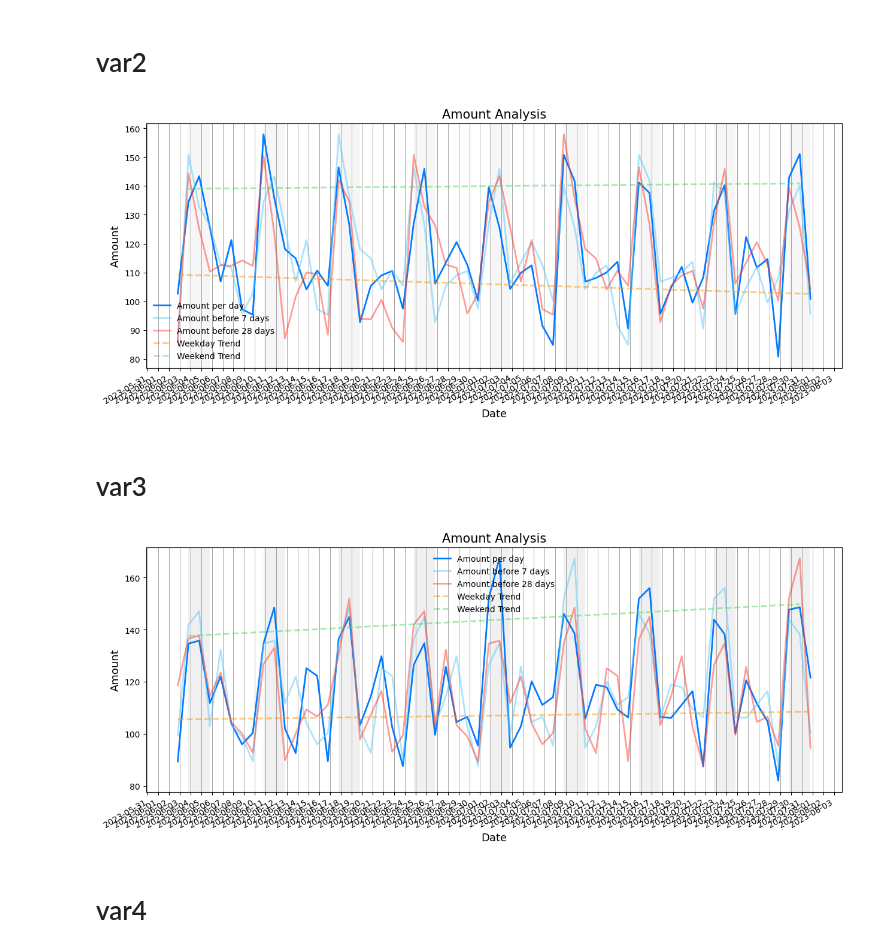
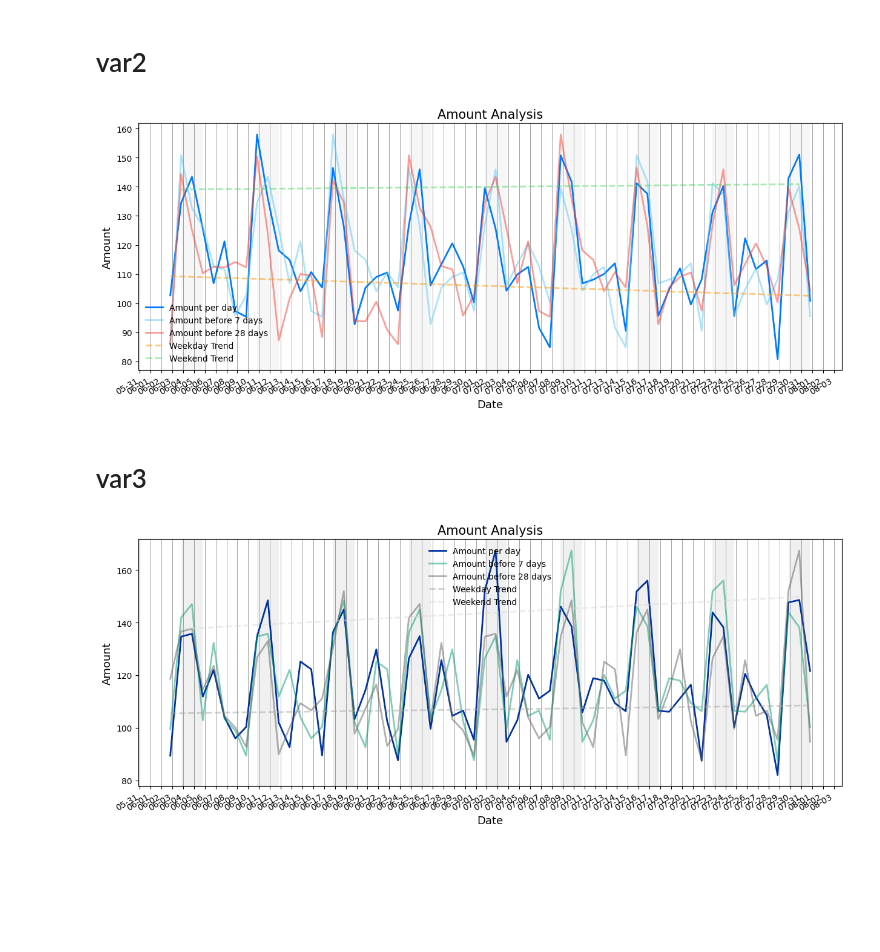
Before and after one commit to dinarsadykow/cv_hw, a Jupyter notebook: Python/matplotlib_report1.ipynb, the cells around one changed output. Cells and saved outputs as stored; diff of their text form; code cells hidden in the pictures; blank space fills up the shorter version.

```diff
--- a/Python/matplotlib_report1.ipynb
+++ b/Python/matplotlib_report1.ipynb
@@ -180,16 +180,16 @@ plt.ylabel('Amount', fontsize=13)
 plt.title('Amount Analysis', fontsize=15)
 plt.grid(axis='x', linestyle='-', linewidth=0.5, color='gray')
 plt.gca().xaxis.set_major_locator(mdates.DayLocator(interval=1))
-plt.gca().xaxis.set_major_formatter(mdates.DateFormatter('%Y-%m-%d'))
+plt.gca().xaxis.set_major_formatter(mdates.DateFormatter('%m-%d'))
 plt.gcf().autofmt_xdate()
 
 plt.show()
 # %% [output]
-[figure, old version]
+[figure, new version]
 # %% [markdown]
 # var3
 # %%
-#iOS theme
+# mckinsey studio theme
 
 import numpy as np
 import pandas as pd
@@ -213,40 +213,38 @@ plot_df = df[df['date'] >= (dt.datetime.now() - dt.timedelta(days=60))]
 # Plotting
 plt.figure(figsize=(15,6), facecolor='white')
 
-# iOS color palette
-colors = ['#007AFF', '#5AC8FA', '#FF3B30', '#FF9500', '#4CD964']
+# McKinsey color palette
+colors = ['#0033A0', '#009D70', '#606060', '#A5A5A5', '#D9D9D9']
 
 # Highlight Saturdays and Sundays
 for idx, row in plot_df.iterrows():
     if row['is_weekend']:
         plt.axvspan(row['date'], row['date'] + dt.timedelta(days=1), facecolor='#F0F0F0')
 
 plt.plot(plot_df['date'], plot_df['amount'], label='Amount per day', linewidth=2, color=colors[0])
 plt.plot(plot_df['date'], plot_df['amount_7_days'], label='Amount before 7 days', linewidth=2, alpha=0.5, color=colors[1])
 plt.plot(plot_df['date'], plot_df['amount_28_days'], label='Amount before 28 days', linewidth=2, alpha=0.5, color=colors[2])
 
 def plot_trend(x, y, color, label):
     slope, intercept, _, _, _ = linregress(x, y)
     plt.plot(x, slope * x + intercept, label=label, linewidth=2, linestyle='--', alpha=0.5, color=color)
 
 weekday_df = plot_df[~plot_df['is_weekend']]
 weekend_df = plot_df[plot_df['is_weekend']]
 x_weekday = mdates.date2num(weekday_df['date'])
 x_weekend = mdates.date2num(weekend_df['date'])
 plot_trend(x_weekday, weekday_df['amount'], colors[3], 'Weekday Trend')
 plot_trend(x_weekend, weekend_df['amount'], colors[4], 'Weekend Trend')
 
 plt.legend(fontsize='medium', frameon=False)
 plt.xlabel('Date', fontsize=13)
 plt.ylabel('Amount', fontsize=13)
 plt.title('Amount Analysis', fontsize=15)
 plt.grid(axis='x', linestyle='-', linewidth=0.5, color='gray')
 plt.gca().xaxis.set_major_locator(mdates.DayLocator(interval=1))
-plt.gca().xaxis.set_major_formatter(mdates.DateFormatter('%Y-%m-%d'))
+plt.gca().xaxis.set_major_formatter(mdates.DateFormatter('%m-%d'))
 plt.gcf().autofmt_xdate()
 
 plt.show()
 # %% [output]
-[figure, old version]
+[figure, new version]
-# %% [markdown]
-# var4
```
Also changed, not shown: parts of 4 cells of this notebook.
